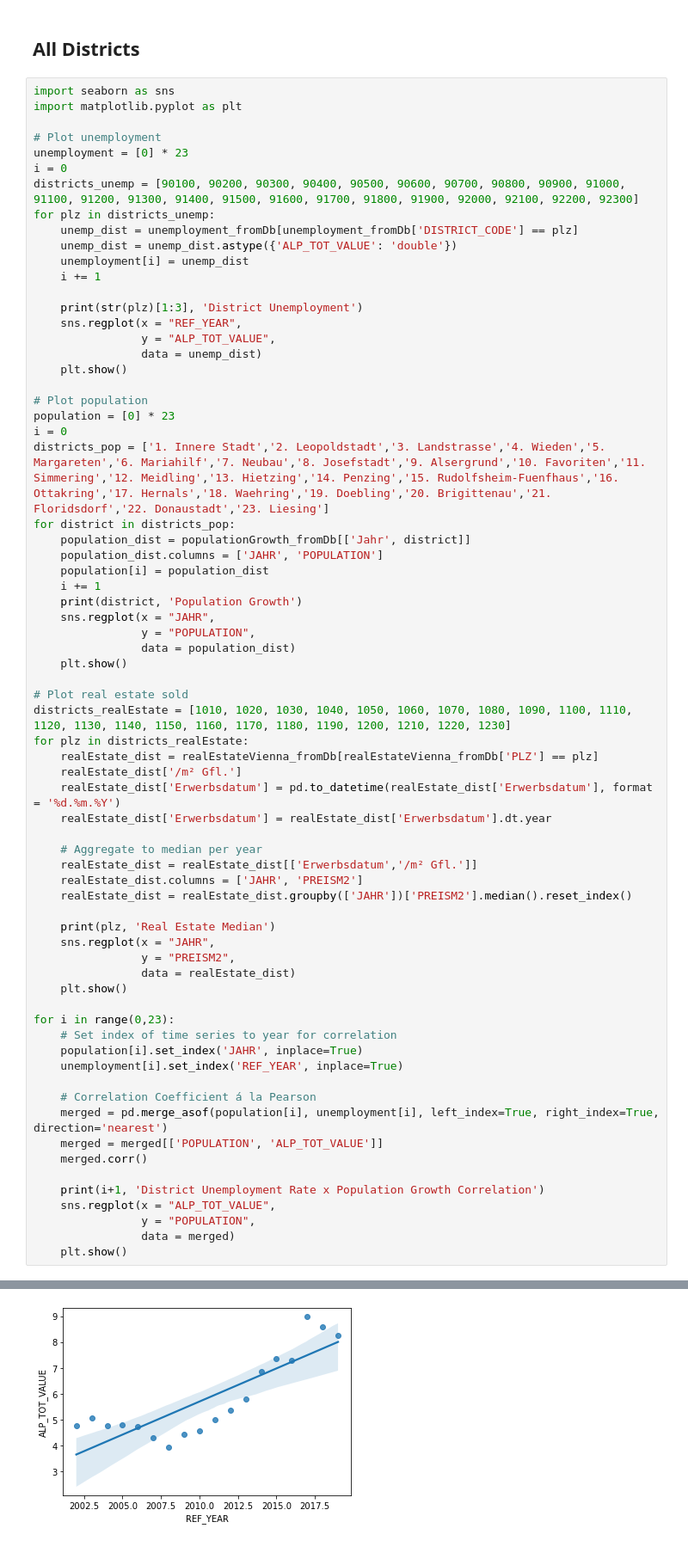
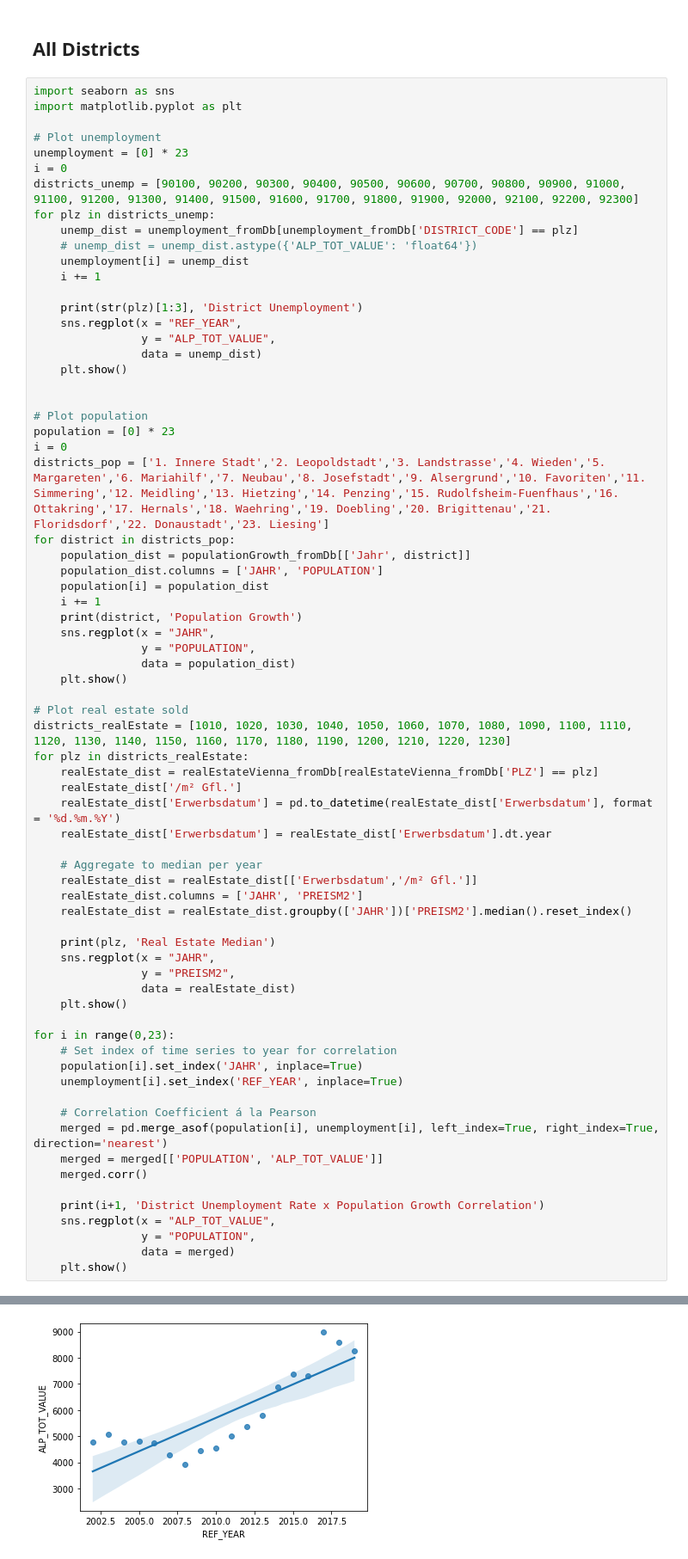
Before and after one commit to jirn073-76/Project_Concrete, a Jupyter notebook: Project_Concrete.ipynb, the cells around one changed output, grey strips where cells are left out. Shown at 86% size. Drawn from its saved outputs; the diff is of its cells as text.

```diff
--- a/Project_Concrete.ipynb
+++ b/Project_Concrete.ipynb
@@ -359,7 +366,7 @@ i = 0
 districts_unemp = [90100, 90200, 90300, 90400, 90500, 90600, 90700, 90800, 90900, 91000, 91100, 91200, 91300, 91400, 91500, 91600, 91700, 91800, 91900, 92000, 92100, 92200, 92300]
 for plz in districts_unemp:
     unemp_dist = unemployment_fromDb[unemployment_fromDb['DISTRICT_CODE'] == plz]
-    unemp_dist = unemp_dist.astype({'ALP_TOT_VALUE': 'double'})
+    # unemp_dist = unemp_dist.astype({'ALP_TOT_VALUE': 'float64'})
     unemployment[i] = unemp_dist
     i += 1
 
@@ -368,6 +375,7 @@ for plz in districts_unemp:
                 y = "ALP_TOT_VALUE",
                 data = unemp_dist)
     plt.show()
+
 
 # Plot population
 population = [0] * 23
@@ -424,3 +432,3 @@ for i in range(0,23):
 02 District Unemployment
-[figure, old version]
+[figure, new version]
 03 District Unemployment
```
Also changed, not shown: parts of 10 cells of this notebook.
